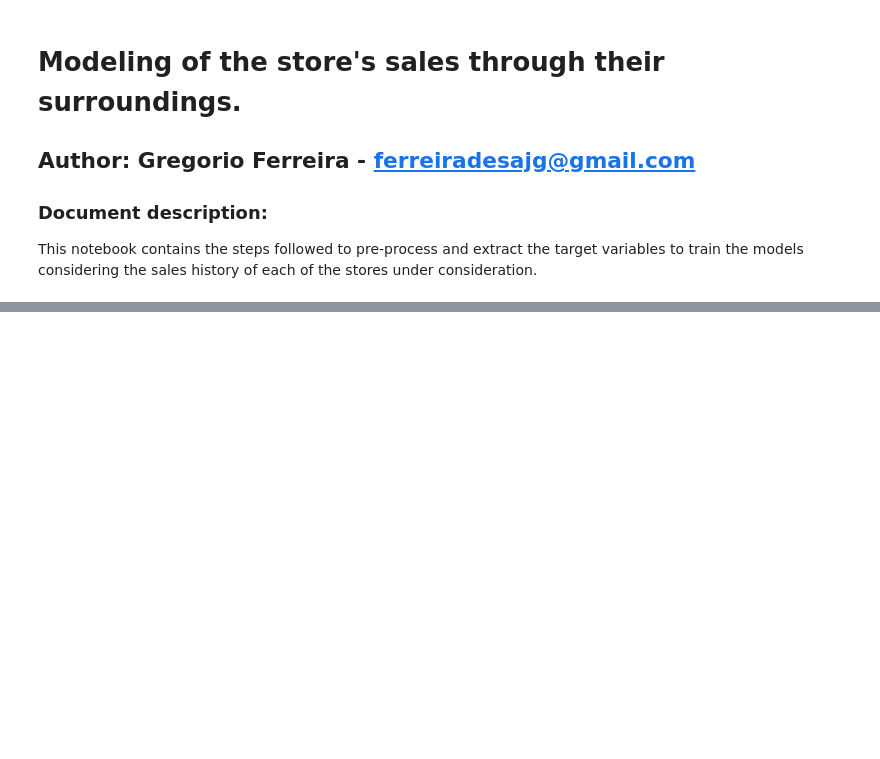
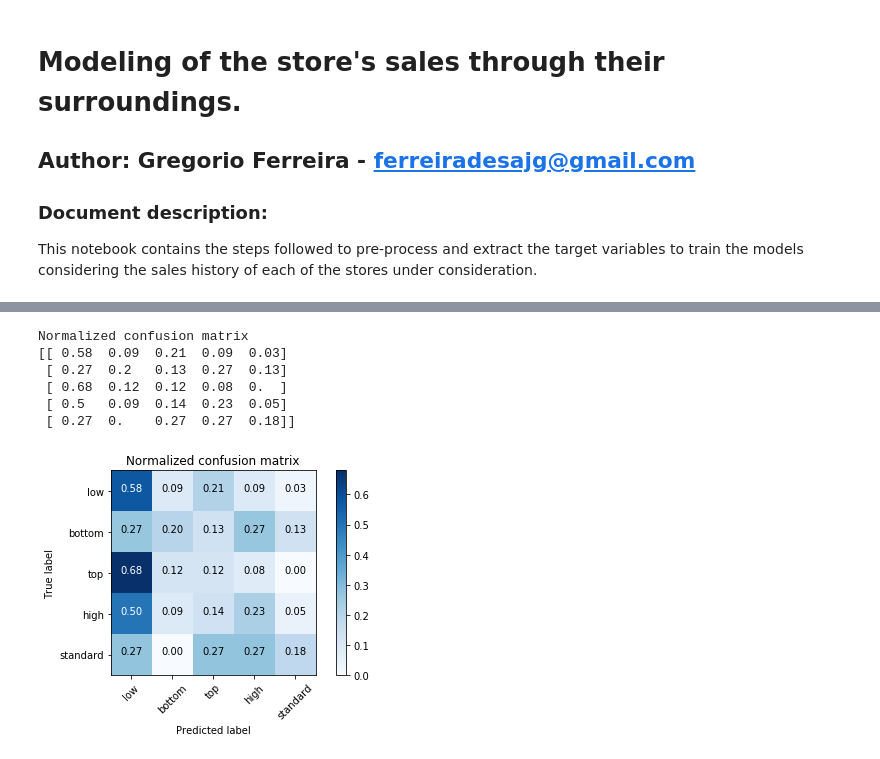
Before and after one commit to jgfdsa/PMI-CaseStudy-3, a Jupyter notebook: py-notebooks/Modeling.ipynb, the cells around one changed output, grey strips where cells are left out. Saved outputs shown, nothing was run; the diff lists cells and outputs as text; code cells hidden in the pictures; blank space fills up the shorter version.

```diff
--- a/py-notebooks/Modeling.ipynb
+++ b/py-notebooks/Modeling.ipynb
@@ -46,0 +370,72 @@ mydata = pd.merge(my_surr, predictor,  how='inner', left_index=True, right_index
+# %%
+## From sklearn examples: http://scikit-learn.org/stable/auto_examples/model_selection/plot_confusion_matrix.html#sphx-glr-auto-examples-model-selection-plot-confusion-matrix-py
+
+import itertools
+import numpy as np
+import matplotlib.pyplot as plt
+
+from sklearn import svm, datasets
+from sklearn.model_selection import train_test_split
+from sklearn.metrics import confusion_matrix
+
+y_pred = best_estimator.predict(X_test)
+
+class_names = Y.unique()
+
+def plot_confusion_matrix(cm, classes,
+                          normalize=False,
+                          title='Confusion matrix',
+                          cmap=plt.cm.Blues):
+    """
+    This function prints and plots the confusion matrix.
+    Normalization can be applied by setting `normalize=True`.
+    """
+    if normalize:
+        cm = cm.astype('float') / cm.sum(axis=1)[:, np.newaxis]
+        print("Normalized confusion matrix")
+    else:
+        print('Confusion matrix, without normalization')
+
+    print(cm)
+
+    plt.imshow(cm, interpolation='nearest', cmap=cmap)
+    plt.title(title)
+    plt.colorbar()
+    tick_marks = np.arange(len(classes))
+    plt.xticks(tick_marks, classes, rotation=45)
+    plt.yticks(tick_marks, classes)
+
+    fmt = '.2f' if normalize else 'd'
+    thresh = cm.max() / 2.
+    for i, j in itertools.product(range(cm.shape[0]), range(cm.shape[1])):
+        plt.text(j, i, format(cm[i, j], fmt),
+                 horizontalalignment="center",
+                 color="white" if cm[i, j] > thresh else "black")
+
+    plt.tight_layout()
+    plt.ylabel('True label')
+    plt.xlabel('Predicted label')
+
+# Compute confusion matrix
+cnf_matrix = confusion_matrix(y_test, y_pred)
+np.set_printoptions(precision=2)
+
+# Plot non-normalized confusion matrix
+# plt.figure()
+# plot_confusion_matrix(cnf_matrix, classes=['bottom', 'low', 'standard', 'high', 'top'],
+                      # title='Confusion matrix, without normalization')
+
+# Plot normalized confusion matrix
+plt.figure()
+plot_confusion_matrix(cnf_matrix, classes=class_names, normalize=True,
+                      title='Normalized confusion matrix')
+
+plt.show()
+# %% [output]
+Normalized confusion matrix
+[[ 0.58  0.09  0.21  0.09  0.03]
+ [ 0.27  0.2   0.13  0.27  0.13]
+ [ 0.68  0.12  0.12  0.08  0.  ]
+ [ 0.5   0.09  0.14  0.23  0.05]
+ [ 0.27  0.    0.27  0.27  0.18]]
+[figure, added]
```
Also changed, not shown: parts of 16 cells of this notebook, 22 other files.
